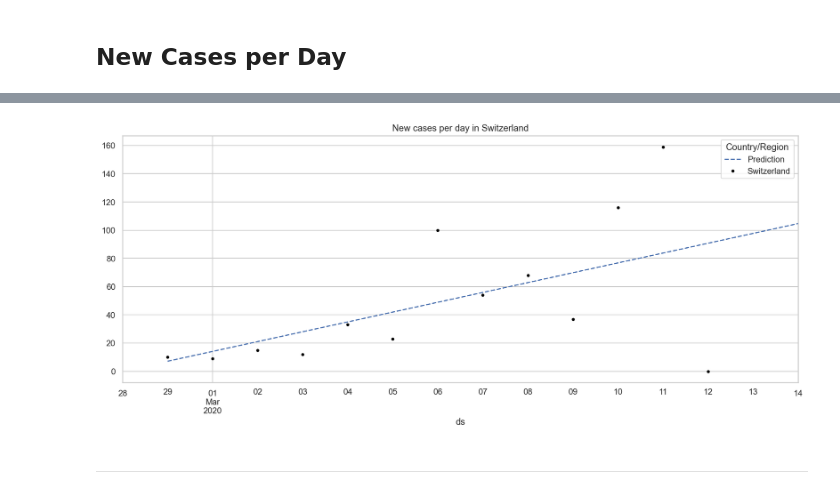
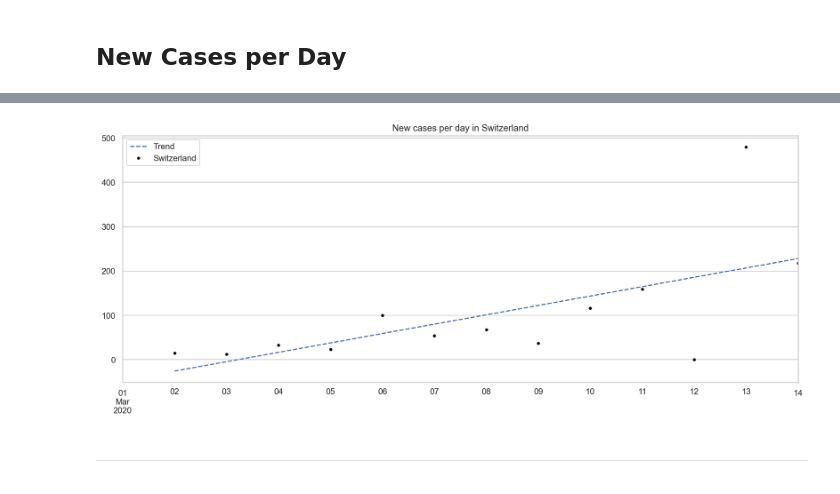
Before and after one commit to fredmontet/co-vidis, a Jupyter notebook: notebooks/co-vidis.ipynb, the cells around one changed output, grey strips where cells are left out. Drawn from its saved outputs; the diff is of its cells as text; code cells hidden in the pictures.

Commit message:
Add simple regression instead of Prophet

```diff
--- a/notebooks/co-vidis.ipynb
+++ b/notebooks/co-vidis.ipynb
@@ -161,12 +145,22 @@ pred = pred.set_index("ds")
+# %%
+# Linear Regression
+df = existing[CH].diff()[1:]
+X = df.index.factorize()[0].reshape(-1,1)
+Y = df.values
+m = LinearRegression().fit(X, Y)
+Y_pred = m.predict(X)
+Y_pred = pd.DataFrame(Y_pred)
+Y_pred.index = df.index
+Y_pred = Y_pred.rename(columns={0:"Trend"})
 # %%
 fig, ax = plt.subplots()
 
-pred.plot(ax=ax, figsize=(16,6), style="--", title="New cases per day in Switzerland");
+Y_pred.plot(ax=ax, figsize=(16,6), style="--", title="New cases per day in Switzerland");
 existing[CH].diff().plot(ax=ax, style=".", color="black", title="New cases per day in Switzerland");
 
-ax2.legend(["Switzerland", "Median on 3 days"]);
+ax.legend(["Trend", "Switzerland"]);
 # %% [output]
-[figure, old version]
+[figure, new version]
 # %% [markdown]
 ---
 # %%
```
Also changed, not shown: parts of 5 cells of this notebook.
